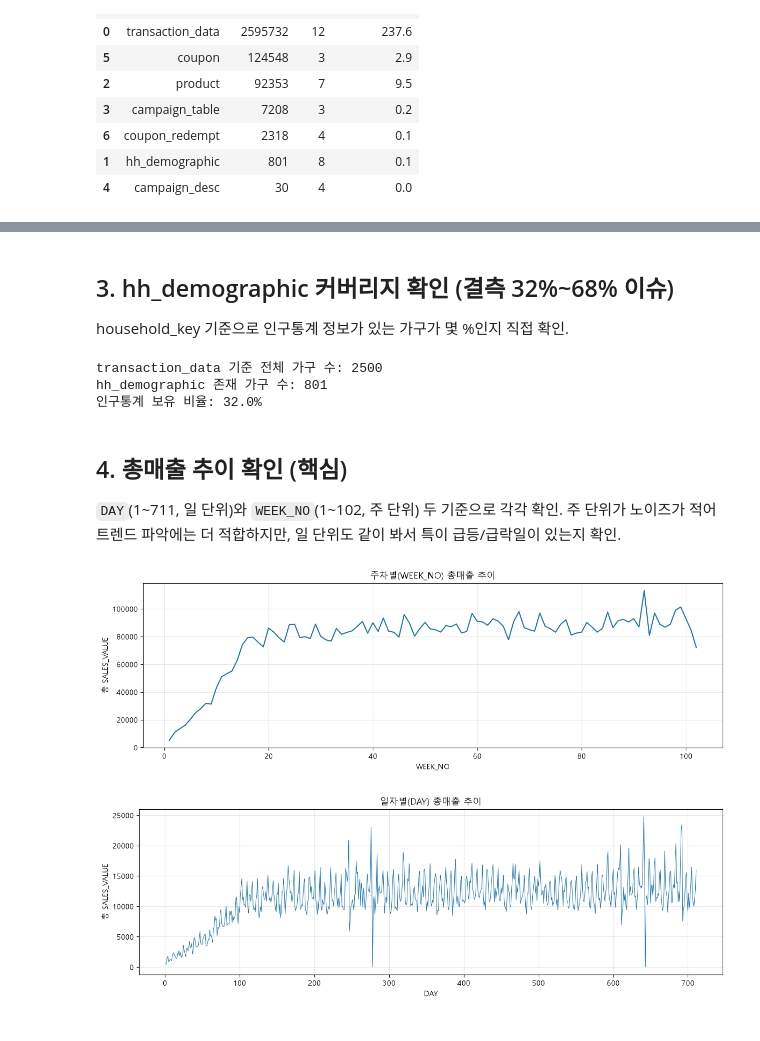
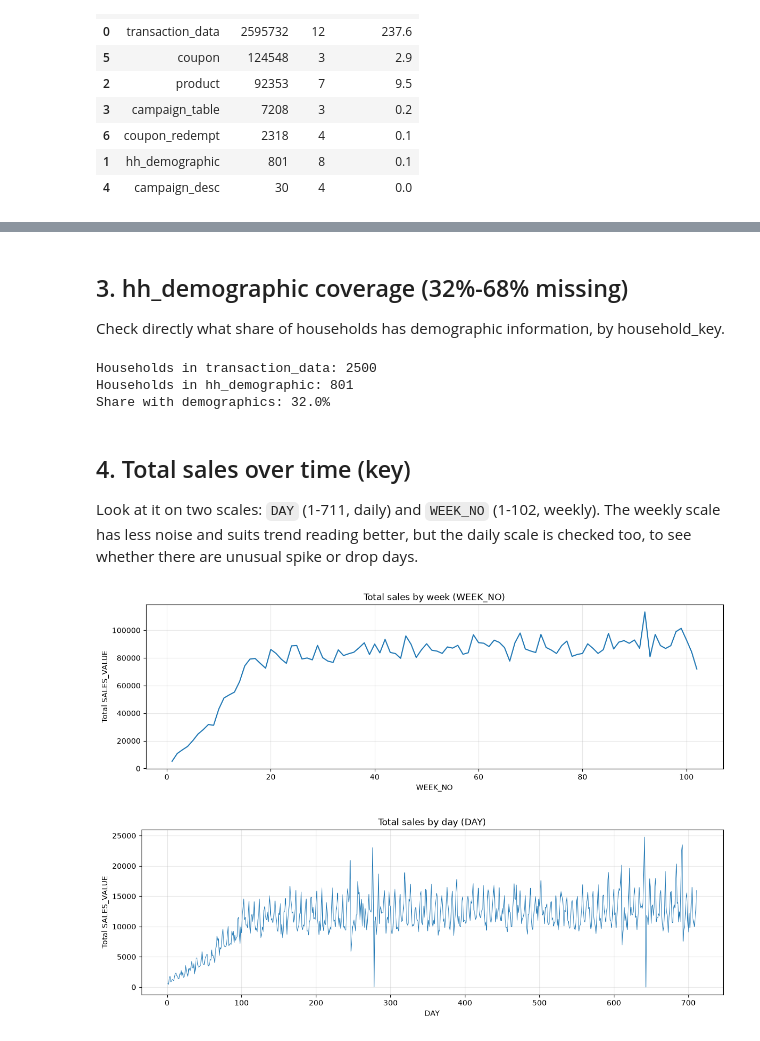
Before and after one commit to jiwoon-oh/dunnhumby-campaign-response, a Jupyter notebook: dunnhumby_data_overview.ipynb, the cells around one changed output, grey strips where cells are left out. Saved outputs shown, nothing was run; the diff lists cells and outputs as text; code cells hidden in the pictures.

```diff
--- a/dunnhumby_data_overview.ipynb
+++ b/dunnhumby_data_overview.ipynb
@@ -38,18 +38,6 @@ FILES = {
 }
 # %%
 import matplotlib.pyplot as plt
-import matplotlib.font_manager as fm
 
-# 시스템에 설치된 한글 폰트 자동 탐색 (Windows 기준 '맑은 고딕' 우선)
-candidates = ["Malgun Gothic", "NanumGothic", "AppleGothic"]
-available = {f.name for f in fm.fontManager.ttflist}
-
-font_name = next((c for c in candidates if c in available), None)
-
-if font_name:
-    plt.rcParams["font.family"] = font_name
-else:
-    print("한글 폰트를 찾지 못했습니다. 나눔고딕 설치 필요: https://hangeul.naver.com/font 에서 다운로드 후 재시작")
-
-plt.rcParams["axes.unicode_minus"] = False  # 마이너스 기호 깨짐 방지
+plt.rcParams["axes.unicode_minus"] = False  # keep the minus sign as a plain hyphen
 # %% [markdown]
@@ -400,51 +388,51 @@ X      120823
 Z       19453
 Name: count, dtype: int64
 # %% [markdown]
-## 3. hh_demographic 커버리지 확인 (결측 32%~68% 이슈)
+## 3. hh_demographic coverage (32%-68% missing)
 
-household_key 기준으로 인구통계 정보가 있는 가구가 몇 %인지 직접 확인.
+Check directly what share of households has demographic information, by household_key.
 # %%
 all_hh = dfs["transaction_data"]["household_key"].nunique()
 demo_hh = dfs["hh_demographic"]["household_key"].nunique()
 
-print(f"transaction_data 기준 전체 가구 수: {all_hh}")
-print(f"hh_demographic 존재 가구 수: {demo_hh}")
-print(f"인구통계 보유 비율: {demo_hh / all_hh * 100:.1f}%")
+print(f"Households in transaction_data: {all_hh}")
+print(f"Households in hh_demographic: {demo_hh}")
+print(f"Share with demographics: {demo_hh / all_hh * 100:.1f}%")
 # %% [output]
-transaction_data 기준 전체 가구 수: 2500
-hh_demographic 존재 가구 수: 801
-인구통계 보유 비율: 32.0%
+Households in transaction_data: 2500
+Households in hh_demographic: 801
+Share with demographics: 32.0%
 # %% [markdown]
-## 4. 총매출 추이 확인 (핵심)
+## 4. Total sales over time (key)
 
-`DAY`(1~711, 일 단위)와 `WEEK_NO`(1~102, 주 단위) 두 기준으로 각각 확인.
-주 단위가 노이즈가 적어 트렌드 파악에는 더 적합하지만, 일 단위도 같이 봐서 특이 급등/급락일이 있는지 확인.
+Look at it on two scales: `DAY` (1-711, daily) and `WEEK_NO` (1-102, weekly).
+The weekly scale has less noise and suits trend reading better, but the daily scale is checked too, to see whether there are unusual spike or drop days.
 # %%
 tx = dfs["transaction_data"]
 
-# 주 단위 총매출 추이
+# Total sales by week
 weekly_sales = tx.groupby("WEEK_NO")["SALES_VALUE"].sum().reset_index()
 
 plt.figure(figsize=(14, 4))
 plt.plot(weekly_sales["WEEK_NO"], weekly_sales["SALES_VALUE"])
-plt.title("주차별(WEEK_NO) 총매출 추이")
+plt.title("Total sales by week (WEEK_NO)")
 plt.xlabel("WEEK_NO")
-plt.ylabel("총 SALES_VALUE")
+plt.ylabel("Total SALES_VALUE")
 plt.grid(alpha=0.3)
 plt.show()
 # %% [output]
-[figure, old version]
+[figure, new version]
 # %%
-# 일 단위 총매출 추이 (노이즈 확인용)
+# Total sales by day (to check noise)
 daily_sales = tx.groupby("DAY")["SALES_VALUE"].sum().reset_index()
 
 plt.figure(figsize=(14, 4))
 plt.plot(daily_sales["DAY"], daily_sales["SALES_VALUE"], linewidth=0.7)
-plt.title("일자별(DAY) 총매출 추이")
+plt.title("Total sales by day (DAY)")
 plt.xlabel("DAY")
-plt.ylabel("총 SALES_VALUE")
+plt.ylabel("Total SALES_VALUE")
 plt.grid(alpha=0.3)
 plt.show()
 # %% [output]
-[figure, old version]
+[figure, new version]
 # %%
```
Also changed, not shown: parts of 18 cells of this notebook, 12 other files.
